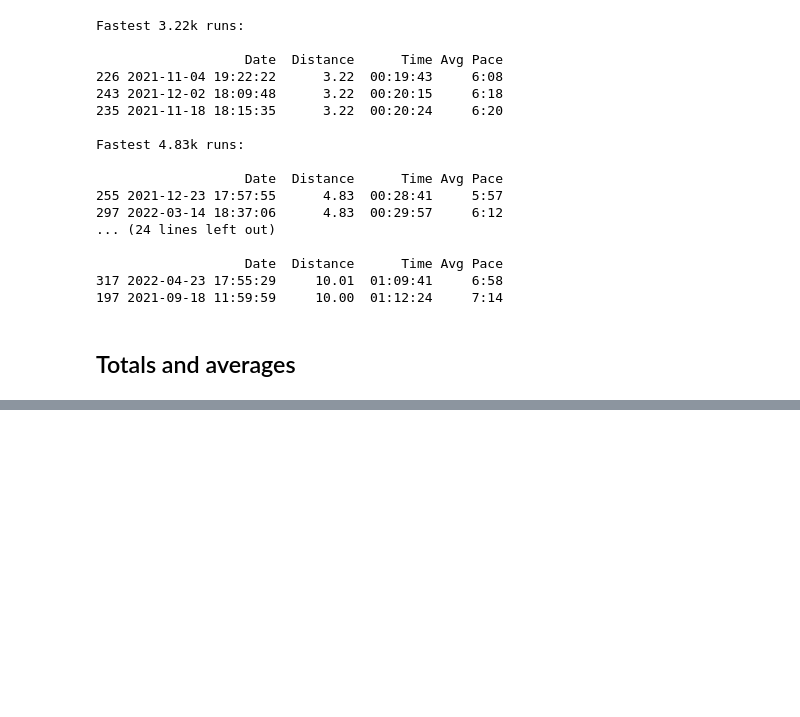
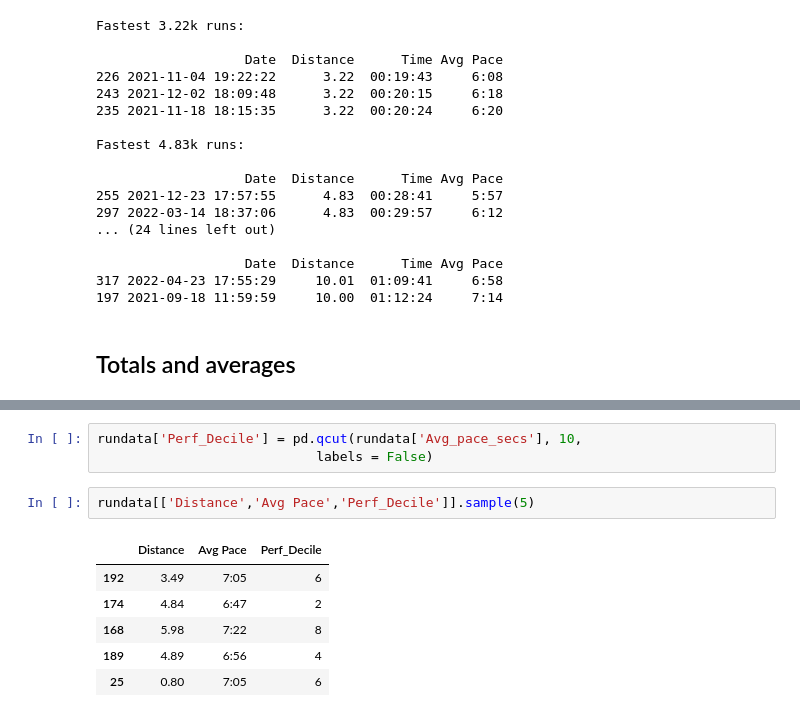
Before and after one commit to kauber/NewRunAnalyzer, a Jupyter notebook: Notebooks/RunAnalyze.ipynb, the cells around one changed output, grey strips where cells are left out. Cells and saved outputs as stored; diff of their text form; blank space fills up the shorter version.

```diff
--- a/Notebooks/RunAnalyze.ipynb
+++ b/Notebooks/RunAnalyze.ipynb
@@ -422,0 +513,12 @@ Let's try and determine which factors can predicts a good performance by using h
+# %%
+rundata['Perf_Decile'] = pd.qcut(rundata['Avg_pace_secs'], 10,
+                            labels = False)
+# %%
+rundata[['Distance','Avg Pace','Perf_Decile']].sample(5)
+# %% [output]
+|  | Distance | Avg Pace | Perf_Decile |
+| 192 | 3.49 | 7:05 | 6 |
+| 174 | 4.84 | 6:47 | 2 |
+| 168 | 5.98 | 7:22 | 8 |
+| 189 | 4.89 | 6:56 | 4 |
+| 25 | 0.80 | 7:05 | 6 |
```
Also changed, not shown: parts of 74 cells of this notebook.
